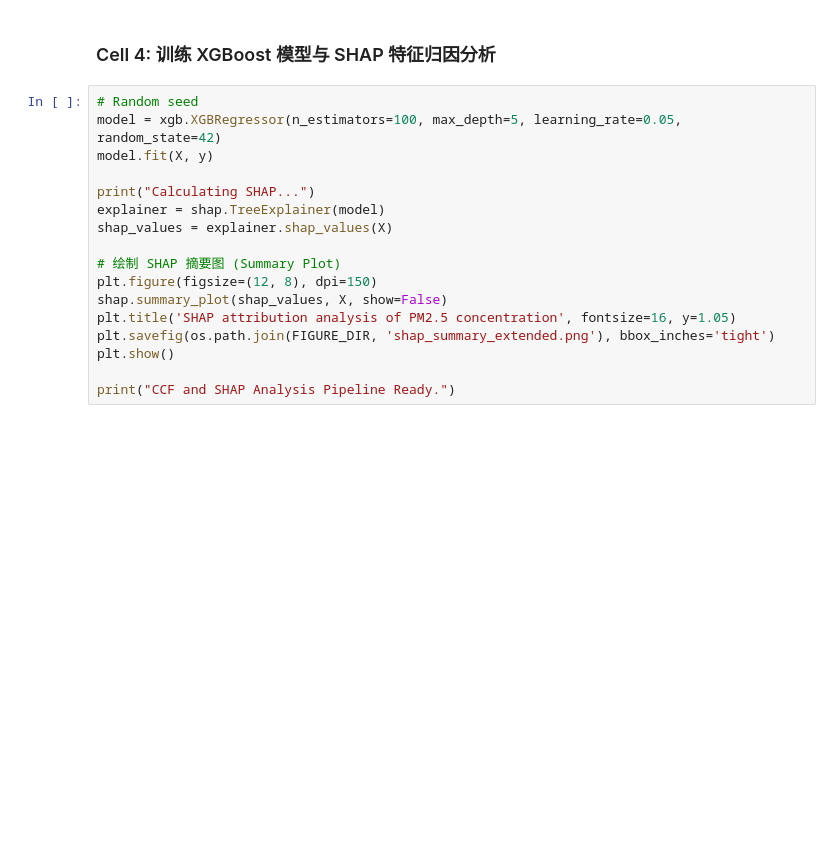
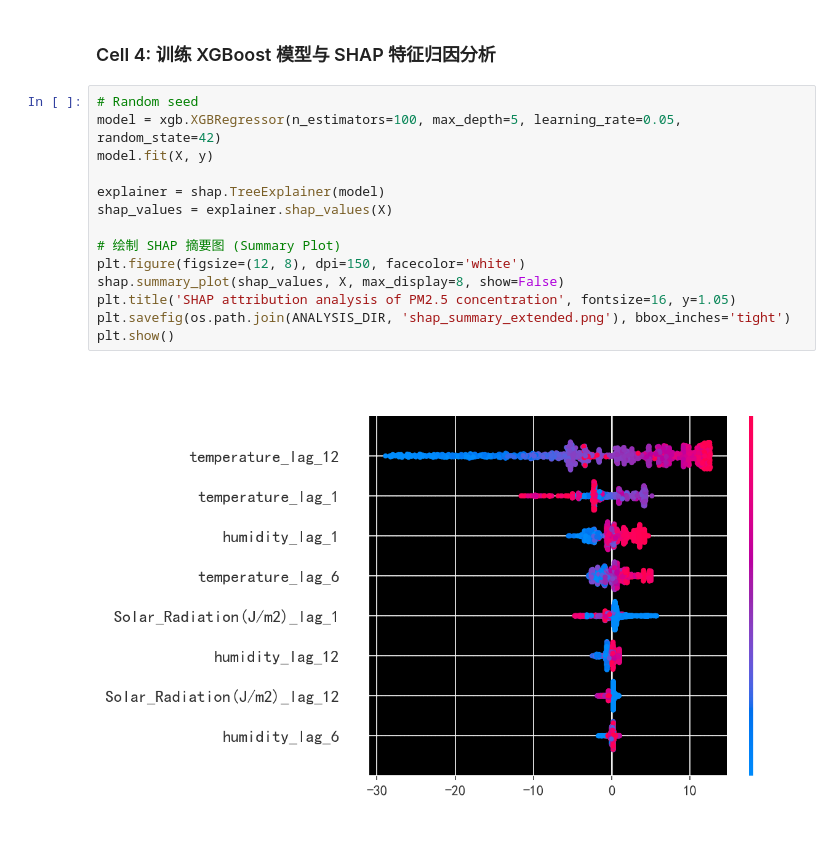
Before and after one commit to peterhu-th/pollution_forecast, a Jupyter notebook: notebooks/CCF_and_SHAP.ipynb, the cells around one changed output. Saved outputs shown, nothing was run; the diff lists cells and outputs as text; blank space fills up the shorter version.

```diff
--- a/notebooks/CCF_and_SHAP.ipynb
+++ b/notebooks/CCF_and_SHAP.ipynb
@@ -89,17 +98,16 @@ print("\nShape of SHAP Feature matrix X:", X.shape)
 # %%
 # Random seed
 model = xgb.XGBRegressor(n_estimators=100, max_depth=5, learning_rate=0.05, random_state=42)
 model.fit(X, y)
 
-print("Calculating SHAP...")
 explainer = shap.TreeExplainer(model)
 shap_values = explainer.shap_values(X)
 
 # 绘制 SHAP 摘要图 (Summary Plot)
-plt.figure(figsize=(12, 8), dpi=150)
-shap.summary_plot(shap_values, X, show=False)
+plt.figure(figsize=(12, 8), dpi=150, facecolor='white')
+shap.summary_plot(shap_values, X, max_display=8, show=False)
 plt.title('SHAP attribution analysis of PM2.5 concentration', fontsize=16, y=1.05)
-plt.savefig(os.path.join(FIGURE_DIR, 'shap_summary_extended.png'), bbox_inches='tight')
+plt.savefig(os.path.join(ANALYSIS_DIR, 'shap_summary_extended.png'), bbox_inches='tight')
 plt.show()
-
-print("CCF and SHAP Analysis Pipeline Ready.")
+# %% [output]
+[figure, added]
```
Also changed, not shown: parts of 3 cells of this notebook, 4 other files.
